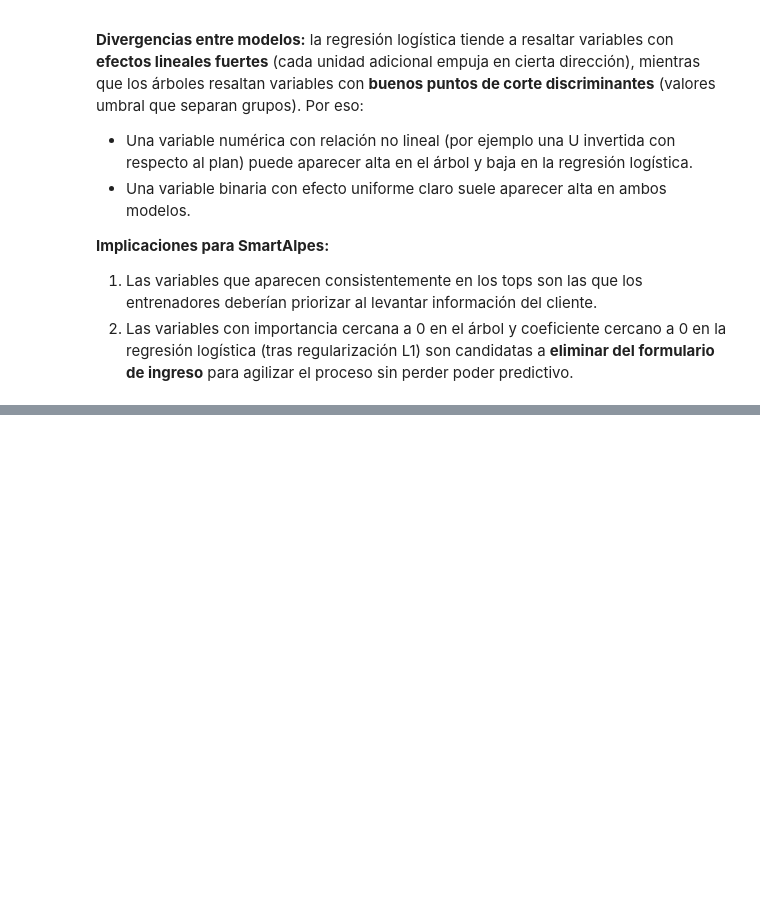
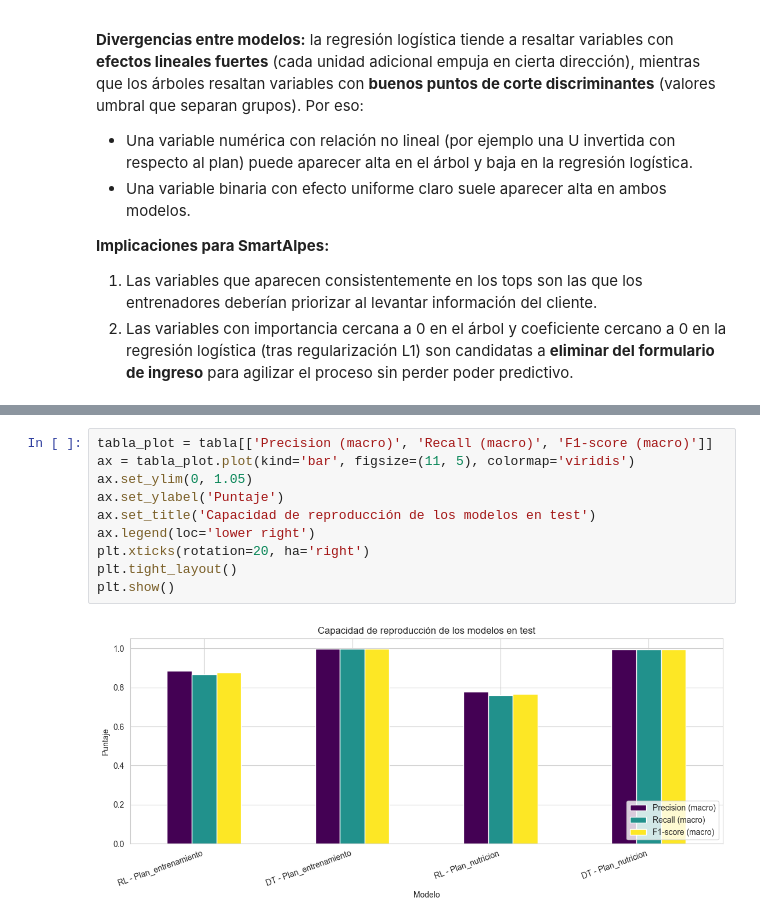
Before and after one commit to w-pollock/Grupo33-Lab3, a Jupyter notebook: Lab3.ipynb, the cells around one changed output, grey strips where cells are left out. Saved outputs shown, nothing was run; the diff lists cells and outputs as text; blank space fills up the shorter version.

```diff
--- a/Lab3.ipynb
+++ b/Lab3.ipynb
@@ -853,0 +944,12 @@ plt.show()
+# %%
+tabla_plot = tabla[['Precision (macro)', 'Recall (macro)', 'F1-score (macro)']]
+ax = tabla_plot.plot(kind='bar', figsize=(11, 5), colormap='viridis')
+ax.set_ylim(0, 1.05)
+ax.set_ylabel('Puntaje')
+ax.set_title('Capacidad de reproducción de los modelos en test')
+ax.legend(loc='lower right')
+plt.xticks(rotation=20, ha='right')
+plt.tight_layout()
+plt.show()
+# %% [output]
+[figure, added]
```
Also changed, not shown: parts of 41 cells of this notebook, 2 other files.
